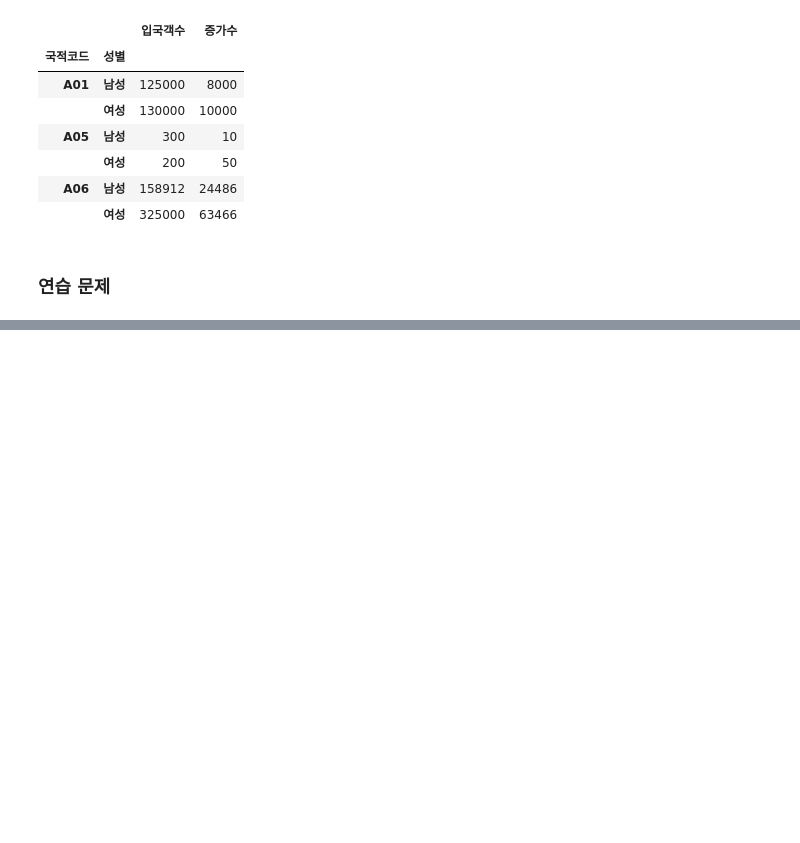
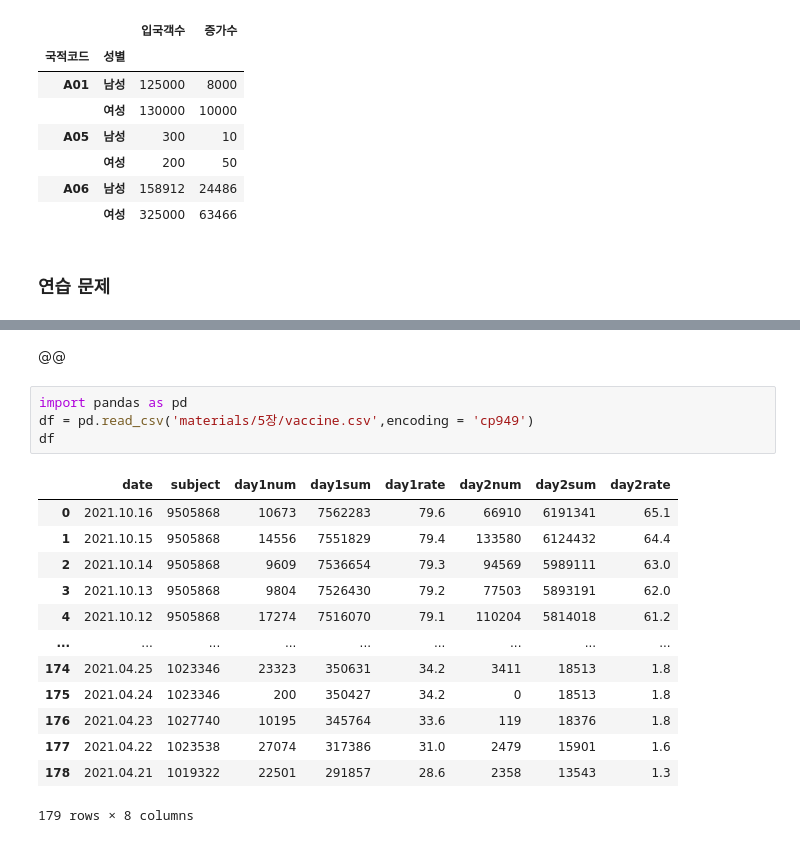
Before and after one commit to Ewha-Ohsori/OhsoriMarket, a Jupyter notebook: Downloads/DAbook1-main/ch5_pandas.ipynb, the cells around one changed output, grey strips where cells are left out. Cells and saved outputs as stored; diff of their text form; blank space fills up the shorter version.

```diff
--- a/Downloads/DAbook1-main/ch5_pandas.ipynb
+++ b/Downloads/DAbook1-main/ch5_pandas.ipynb
@@ -556,0 +637,20 @@ s1.groupby(['국적코드','성별']).sum()
+# %% [markdown]
+@@
+# %%
+import pandas as pd
+df = pd.read_csv('materials/5장/vaccine.csv',encoding = 'cp949')
+df
+# %% [output]
+|  | date | subject | day1num | day1sum | day1rate | day2num | day2sum | day2rate |
+| 0 | 2021.10.16 | 9505868 | 10673 | 7562283 | 79.6 | 66910 | 6191341 | 65.1 |
+| 1 | 2021.10.15 | 9505868 | 14556 | 7551829 | 79.4 | 133580 | 6124432 | 64.4 |
+| 2 | 2021.10.14 | 9505868 | 9609 | 7536654 | 79.3 | 94569 | 5989111 | 63.0 |
+| 3 | 2021.10.13 | 9505868 | 9804 | 7526430 | 79.2 | 77503 | 5893191 | 62.0 |
+| 4 | 2021.10.12 | 9505868 | 17274 | 7516070 | 79.1 | 110204 | 5814018 | 61.2 |
+| ... | ... | ... | ... | ... | ... | ... | ... | ... |
+| 174 | 2021.04.25 | 1023346 | 23323 | 350631 | 34.2 | 3411 | 18513 | 1.8 |
+| 175 | 2021.04.24 | 1023346 | 200 | 350427 | 34.2 | 0 | 18513 | 1.8 |
+| 176 | 2021.04.23 | 1027740 | 10195 | 345764 | 33.6 | 119 | 18376 | 1.8 |
+| 177 | 2021.04.22 | 1023538 | 27074 | 317386 | 31.0 | 2479 | 15901 | 1.6 |
+| 178 | 2021.04.21 | 1019322 | 22501 | 291857 | 28.6 | 2358 | 13543 | 1.3 |
+179 rows × 8 columns
```
Also changed, not shown: parts of 16 cells of this notebook, 1 other file.
